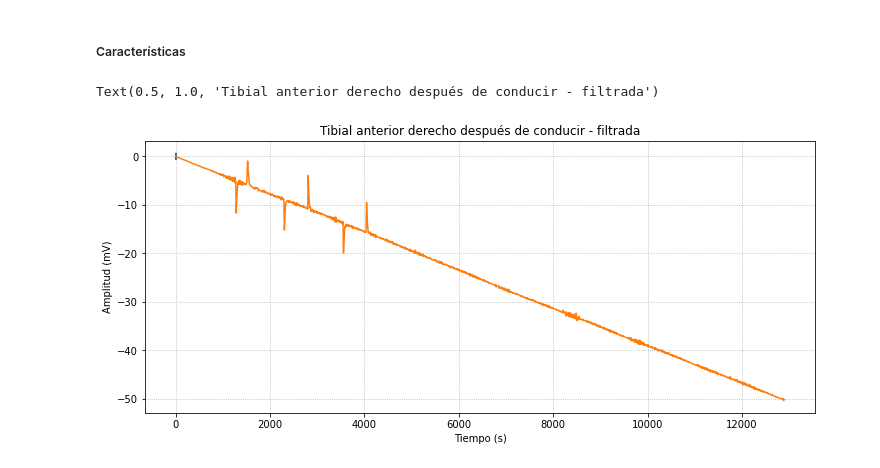
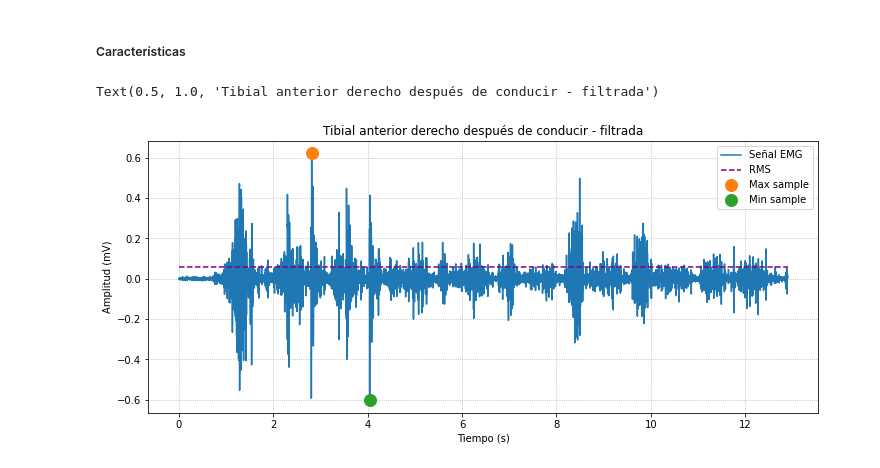
Before and after one commit to fruizg/Introduccion_de_senales, a Jupyter notebook: Software/Procesamiento_Senales/ProcesamientoTibial.ipynb, the cells around one changed output. Cells and saved outputs as stored; diff of their text form; code cells hidden in the pictures.

Commit message:
Archio tibial anterior

```diff
--- a/Software/Procesamiento_Senales/ProcesamientoTibial.ipynb
+++ b/Software/Procesamiento_Senales/ProcesamientoTibial.ipynb
@@ -211,28 +180,37 @@ df_ultimate.to_csv(nombre_del_archivo, index_label='Nombres')
 # %%
 import json
 from scipy.integrate import cumtrapz
 
 
 Caracteristicas_Final = {}
 Caracteristicas_Final = bsnb.emg_parameters(Tibial_FinalFilter, Fs, raw_to_mv=False)
-rms = sqrt(sum(Tibial_Final * Tibial_Final) / len(Tibial_Final))
-area = cumtrapz(Tibial_Final)
+rms = sqrt(sum(Tibial_FinalFilter * Tibial_FinalFilter) / len(Tibial_FinalFilter))
+# Maximum
+max_sample_value = max(Tibial_FinalFilter)
+pos = argmax(Tibial_FinalFilter)
+# Minimum
+min_sample_value = min(Tibial_FinalFilter)
+posmin = np.argmin(Tibial_FinalFilter)
+# Average and Standard Deviation
+avg_sample_value = average(Tibial_FinalFilter)
+std_sample_value = std(Tibial_FinalFilter)
 
 
 
 #Ploteo de características
 plt.figure(figsize=(12,5))
-plt.subplots_adjust(hspace=0.6, wspace=0.6)
 plt.plot(Time2,Tibial_FinalFilter)
+plt.plot([0, Time2[-1]] , [rms, rms], color='purple', linestyle='dashed')#coordenadas x1,x2 - y1,y2
+plt.plot(Time2[pos],max_sample_value,'o',ms=12)
+plt.plot(Time2[posmin],min_sample_value,'o',ms=12)
 plt.grid(linestyle=":")
-plt.plot(area)
-plt.plot(rms,'b')
 plt.xlabel("Tiempo (s)")
 plt.ylabel("Amplitud (mV)")
+plt.legend(["Señal EMG", "RMS","Max sample","Min sample"], loc ="upper right")
 plt.title("Tibial anterior derecho después de conducir - filtrada")    # graficamos la señal
 # %% [output]
 Text(0.5, 1.0, 'Tibial anterior derecho después de conducir - filtrada')
-[figure, old version]
+[figure, new version]
 # %%
 
 comparison_car = {}
```
Also changed, not shown: parts of 6 cells of this notebook, 3 other files.
